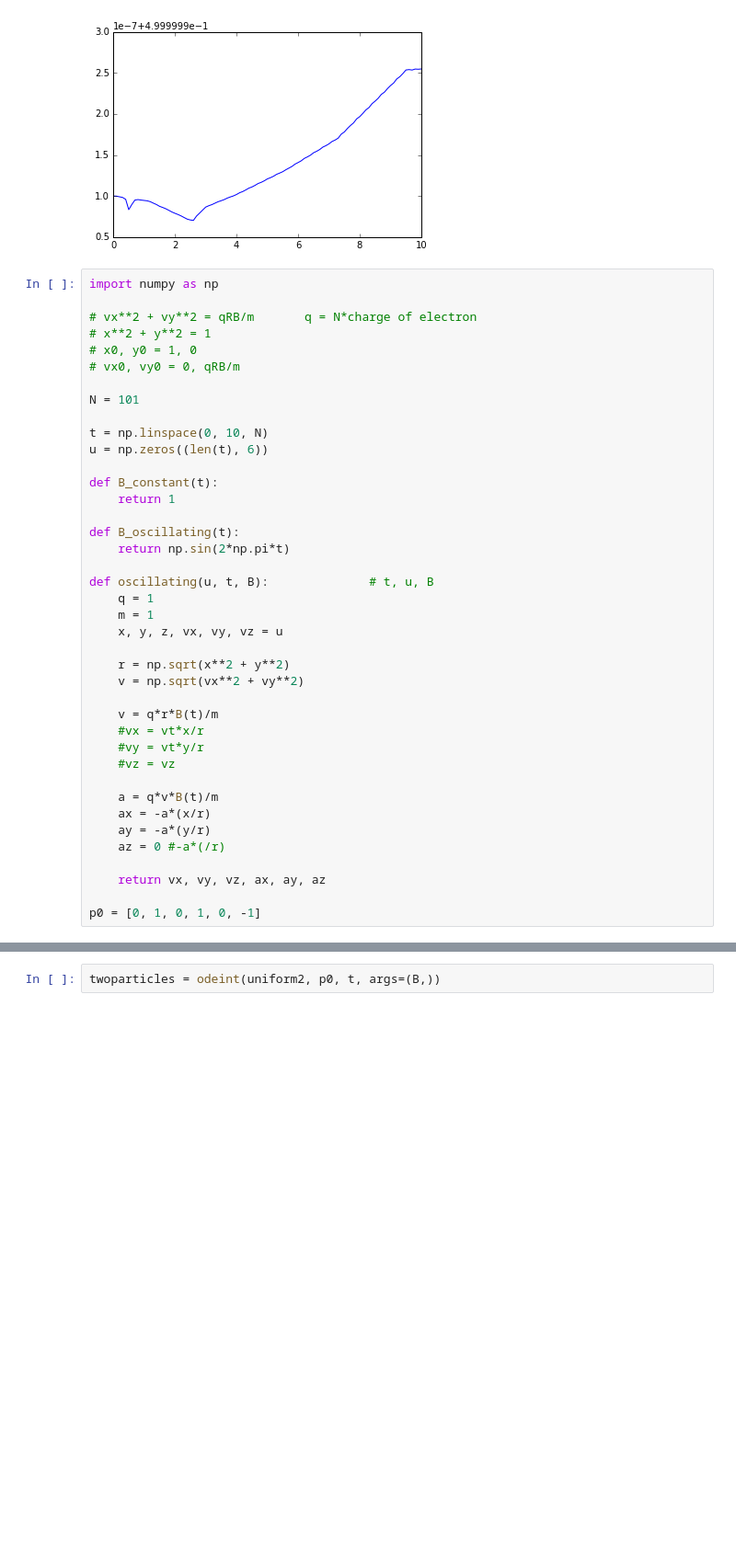
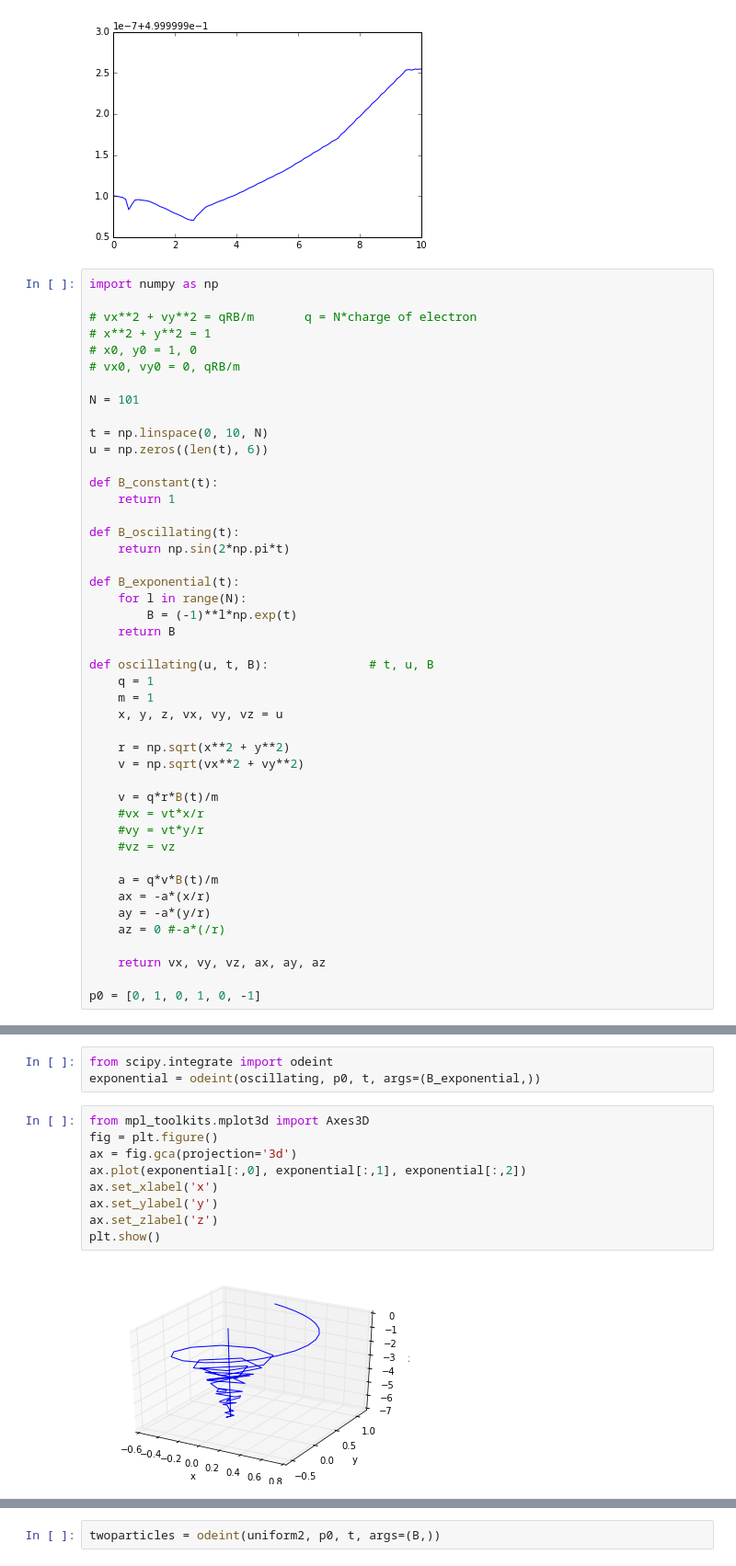
Before and after one commit to REL95/Comp-1421-Final-Project, a Jupyter notebook: Final Project (Grant, Nick, Robert) .ipynb, the cells around one changed output, grey strips where cells are left out. Shown at 92% size. Cells and saved outputs as stored; diff of their text form; blank space fills up the shorter version.

```diff
--- a/Final Project (Grant, Nick, Robert) .ipynb
+++ b/Final Project (Grant, Nick, Robert) .ipynb
@@ -191,6 +193,11 @@ def B_constant(t):
 
 def B_oscillating(t):
     return np.sin(2*np.pi*t)
+
+def B_exponential(t):
+    for l in range(N):
+        B = (-1)**l*np.exp(t)
+    return B
 
 def oscillating(u, t, B):              # t, u, B
     q = 1
@@ -227,6 +234,20 @@ ax.set_zlabel('z')
 plt.show()
 # %% [output]
 [figure]
+# %%
+from scipy.integrate import odeint
+exponential = odeint(oscillating, p0, t, args=(B_exponential,))
+# %%
+from mpl_toolkits.mplot3d import Axes3D
+fig = plt.figure()
+ax = fig.gca(projection='3d')
+ax.plot(exponential[:,0], exponential[:,1], exponential[:,2])
+ax.set_xlabel('x')
+ax.set_ylabel('y')
+ax.set_zlabel('z')
+plt.show()
+# %% [output]
+[figure, added]
 # %%
 import numpy as np
 
```
Also changed, not shown: parts of 6 cells of this notebook.
